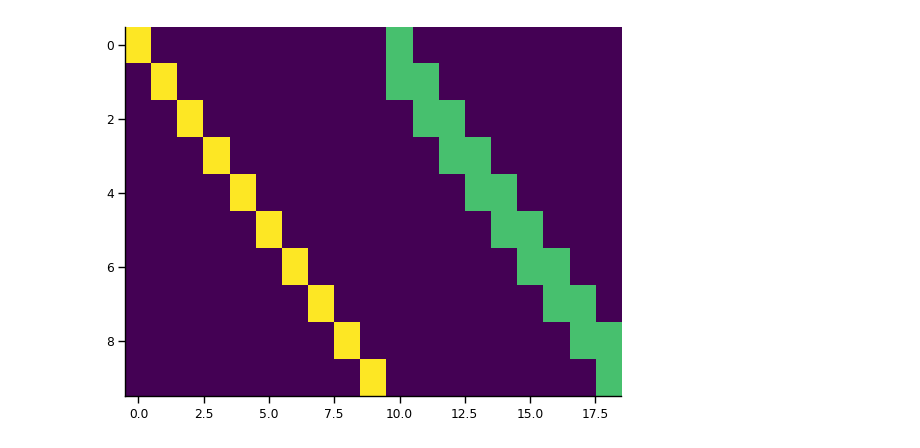
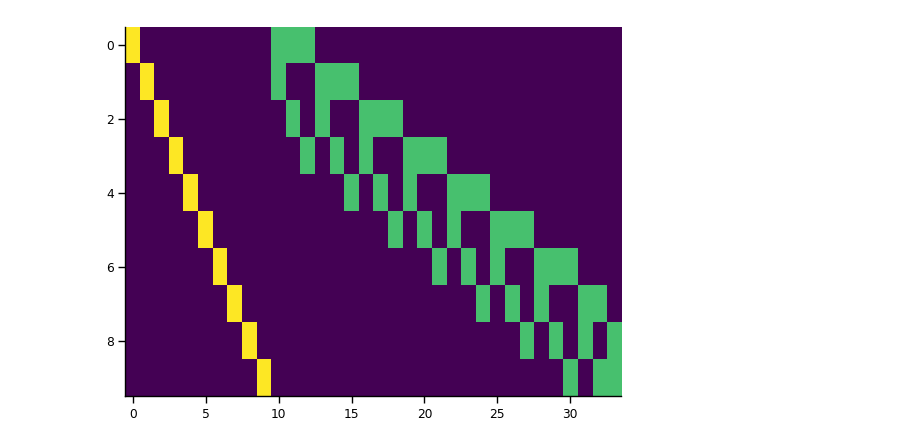
Before and after one commit to lyndond/frame_whitening, a Jupyter notebook: figures/conv1d.ipynb, the cells around one changed output. Saved outputs shown, nothing was run; the diff lists cells and outputs as text; code cells hidden in the pictures.

```diff
--- a/figures/conv1d.ipynb
+++ b/figures/conv1d.ipynb
@@ -7,14 +7,14 @@ import frame_whitening as fw
 import frame_whitening.simulation as fws
 # %%
 N = 10
-neighborhood_size = 2
+neighborhood_size = 4
 W = fw.get_conv_frame(N, 1, neighborhood_size, 1)
 with sns.plotting_context("paper"):
     fig, ax = plt.subplots(1, 1)
     ax.imshow(W, aspect="auto")
     sns.despine()
 # %% [output]
-[figure, old version]
+[figure, new version]
 # %%
 seed = 42069
 rng = np.random.default_rng(seed)
```
Also changed, not shown: parts of 5 cells of this notebook, 2 other files.
